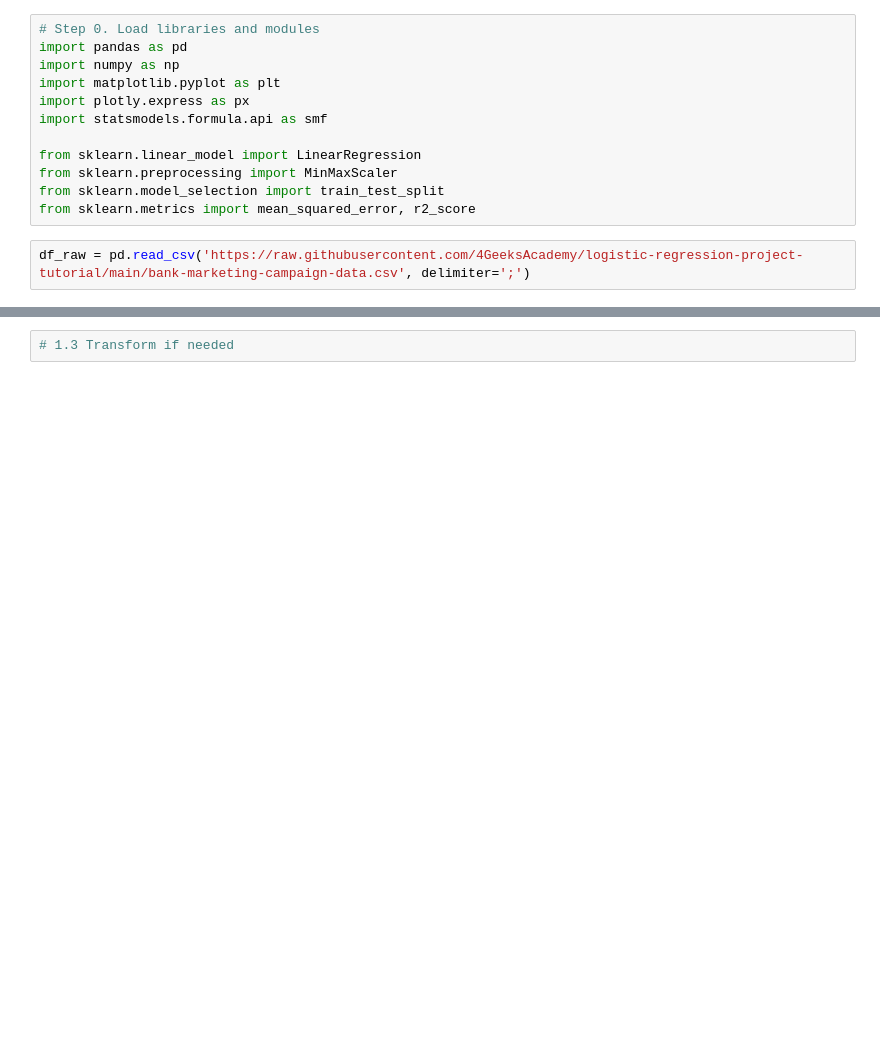
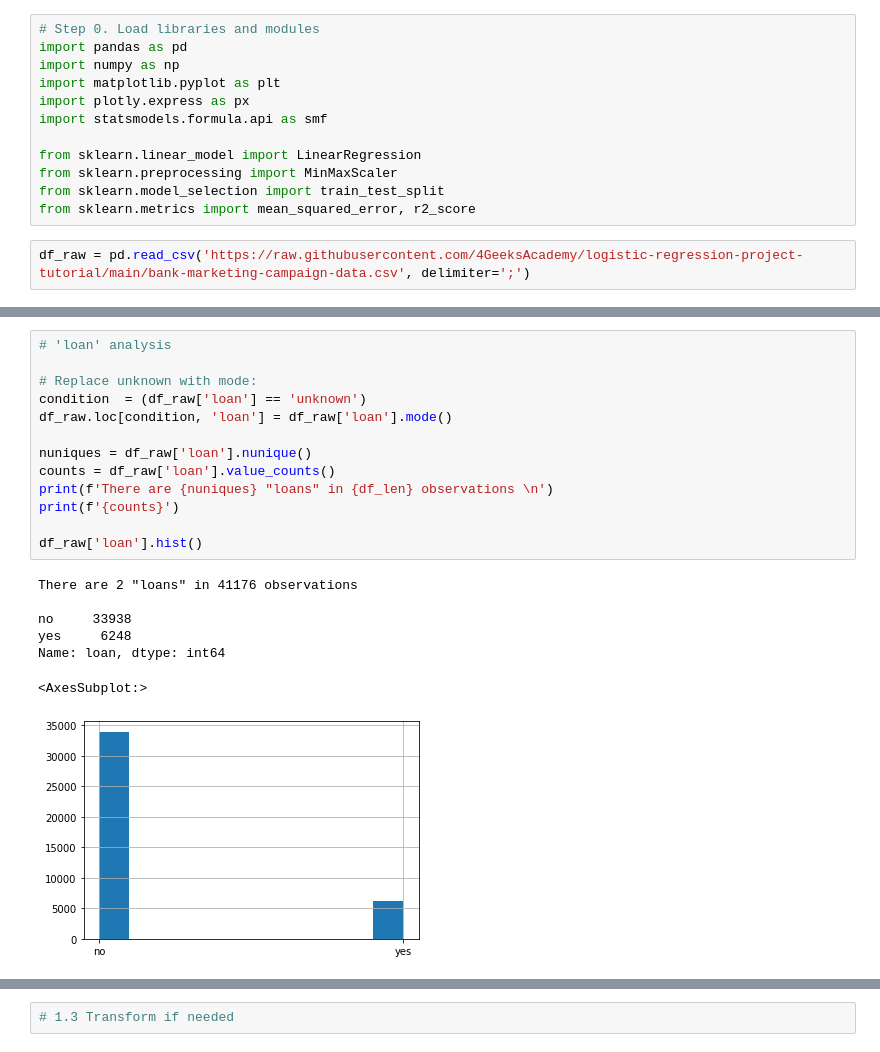
Before and after one commit to jgayosof/logistic-regression-project-tutorial, a Jupyter notebook: src/Sample_Steps.ipynb, the cells around one changed output, grey strips where cells are left out. Saved outputs shown, nothing was run; the diff lists cells and outputs as text; blank space fills up the shorter version.

```diff
--- a/src/Sample_Steps.ipynb
+++ b/src/Sample_Steps.ipynb
@@ -73,0 +251,21 @@ memory usage: 6.6+ MB
+# %%
+# 'loan' analysis
+
+# Replace unknown with mode:
+condition  = (df_raw['loan'] == 'unknown')
+df_raw.loc[condition, 'loan'] = df_raw['loan'].mode()
+
+nuniques = df_raw['loan'].nunique()
+counts = df_raw['loan'].value_counts()
+print(f'There are {nuniques} "loans" in {df_len} observations \n')
+print(f'{counts}')
+
+df_raw['loan'].hist()
+# %% [output]
+There are 2 "loans" in 41176 observations
+
+no     33938
+yes     6248
+Name: loan, dtype: int64
+<AxesSubplot:>
+[figure, added]
```
Also changed, not shown: parts of 18 cells of this notebook.
